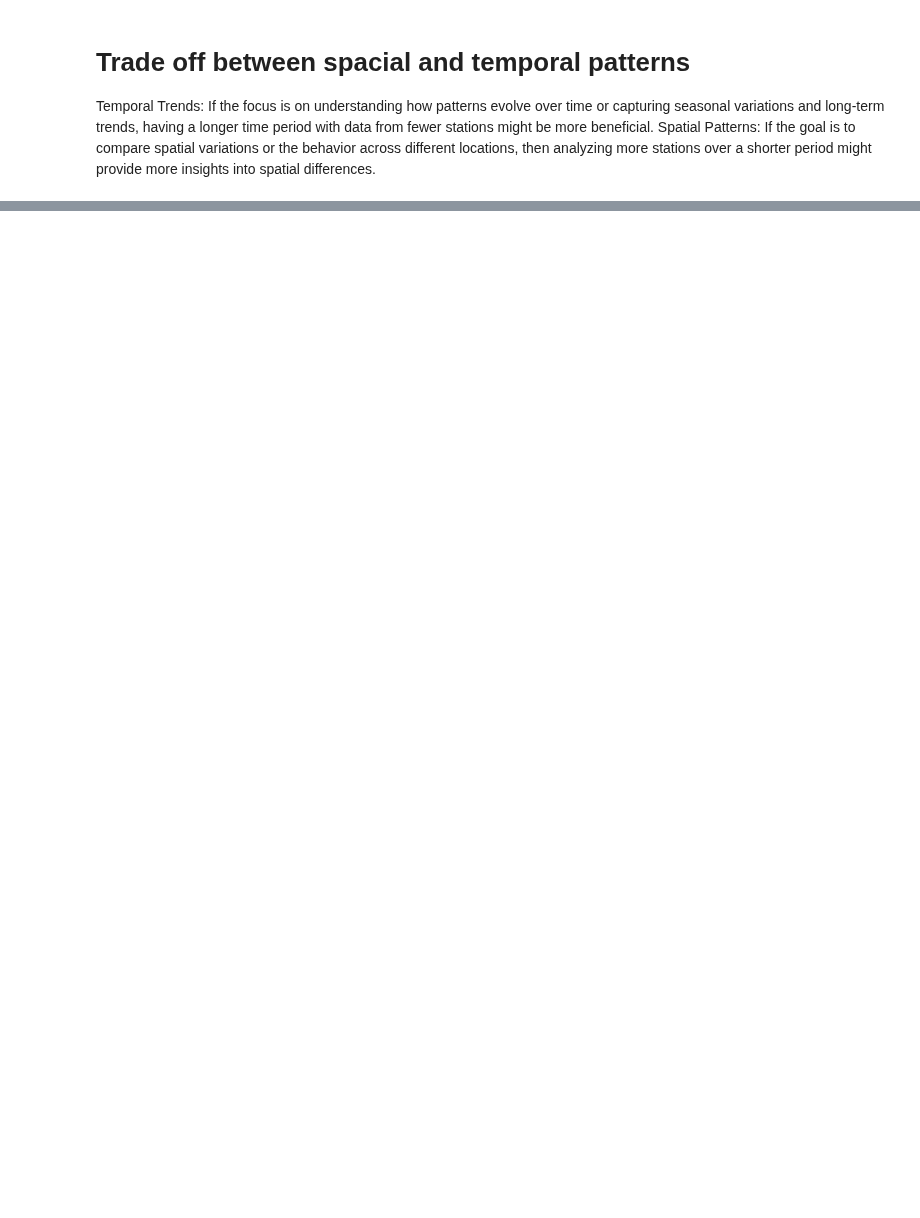
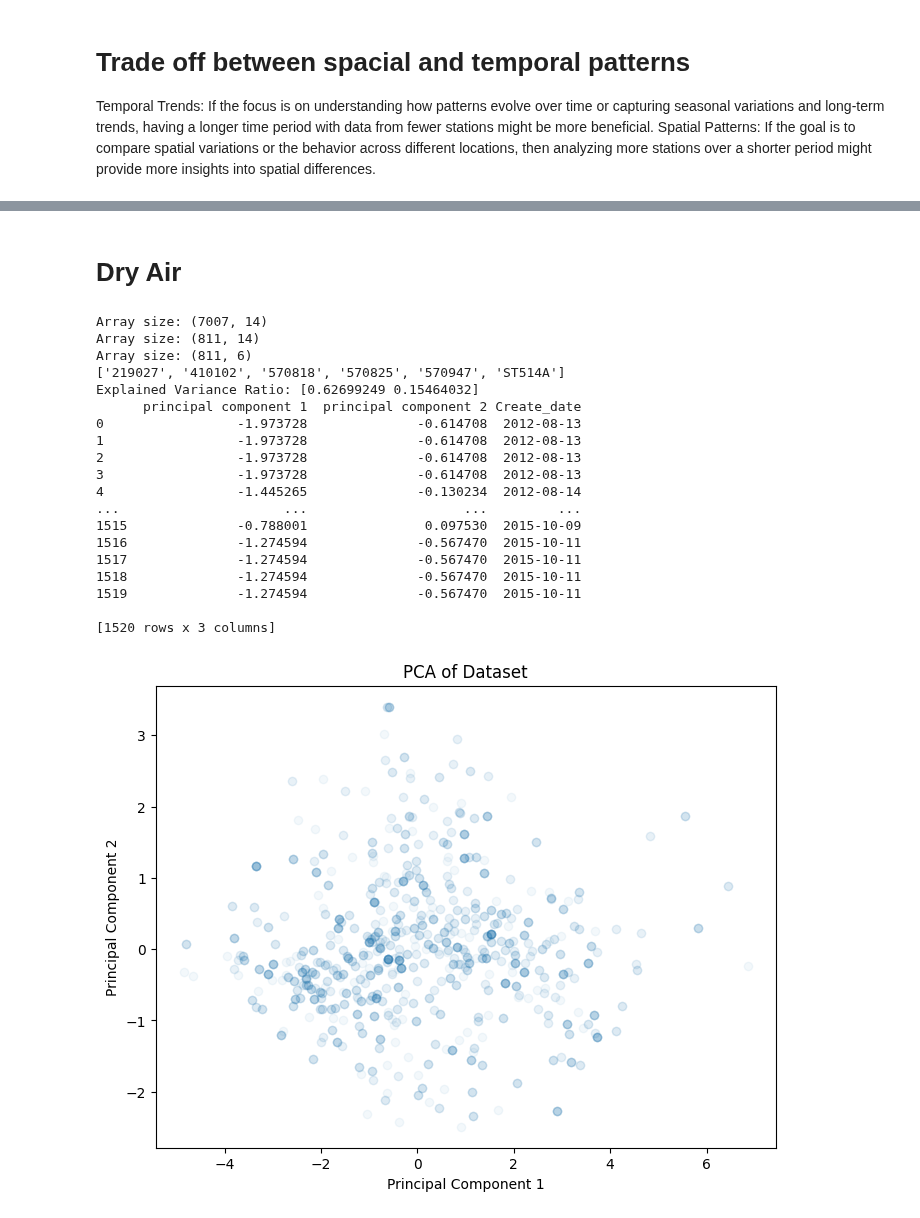
Before and after one commit to ELEN-Workshops-and-LDI/LDI-ML, a Jupyter notebook: Water_data/Exogenous_PCA_Clustering.ipynb, the cells around one changed output, grey strips where cells are left out. Saved outputs shown, nothing was run; the diff lists cells and outputs as text; code cells hidden in the pictures; blank space fills up the shorter version.

```diff
--- a/Water_data/Exogenous_PCA_Clustering.ipynb
+++ b/Water_data/Exogenous_PCA_Clustering.ipynb
@@ -228,0 +272,76 @@ Explained Variance Ratio: [0.6724312  0.14038459]
+# %% [markdown]
+# Dry Air
+# %%
+# Example usage:
+DryAir_temp_file_path = '../GET_WATER_DATA_ONLINE/DailyMeanDryAir.csv'
+combined_data = process_and_combine_data(DryAir_temp_file_path, merge_data=zone_data_1A_top_sorted, row_thresh_multiplier=0.6)
+
+from sklearn.decomposition import PCA
+from sklearn.preprocessing import StandardScaler
+
+from sklearn.impute import SimpleImputer
+
+
+# Now apply PCA
+pca = PCA(n_components=2)
+#principalComponents = pca.fit_transform(combined_data)
+
+
+
+# Standardize columns 53 to 56 excluding specified columns
+columns_to_exclude = ['Status', 'Application Creation Date', 'Approved / Refused Date', 'Recorded / Rejected Date', 'Water Share ID', 'Water System Source', 'Reliability', 'Trading Zone Source', 'Seller Water Authority', 'Seller Trading Zone Use', 'Buyer Water Authority', 'Buyer Trading Zone Use', 'Create_date', 'Create_date_ordinal', 'Cluster', 'Time', 'Time_ordinal', 'Price Per ML ($)', 'Volume Traded (ML)']
+columns_to_standardize = [col for col in combined_data.columns[1:] if col not in columns_to_exclude]
+
+
+x = StandardScaler().fit_transform(combined_data[columns_to_standardize].values)
+
+print(columns_to_standardize)
+
+# Perform PCA
+pca = PCA(n_components=2)
+principalComponents = pca.fit_transform(x)
+principalDf = pd.DataFrame(data=principalComponents, columns=['principal component 1', 'principal component 2'])
+
+# Display explained variance
+print("Explained Variance Ratio:", pca.explained_variance_ratio_)
+
+# Combine with original data
+finalDf = pd.concat([principalDf, combined_data[['Create_date']]], axis=1)
+
+# Display the results of the PCA
+print(finalDf)
+
+# Plot the results
+plt.figure(figsize=(8, 6))
+scatter = plt.scatter(finalDf['principal component 1'], finalDf['principal component 2'], alpha=0.05)
+plt.title('PCA of Dataset')
+plt.xlabel('Principal Component 1')
+plt.ylabel('Principal Component 2')
+plt.show()
+
+# Display explained variance
+print("Explained Variance Ratio:", pca.explained_variance_ratio_)
+
+# Display the top rows of the final DataFrame
+print(finalDf.head())
+# %% [output]
+Array size: (7007, 14)
+Array size: (811, 14)
+Array size: (811, 6)
+['219027', '410102', '570818', '570825', '570947', 'ST514A']
+Explained Variance Ratio: [0.62699249 0.15464032]
+      principal component 1  principal component 2 Create_date
+0                 -1.973728              -0.614708  2012-08-13
+1                 -1.973728              -0.614708  2012-08-13
+2                 -1.973728              -0.614708  2012-08-13
+3                 -1.973728              -0.614708  2012-08-13
+4                 -1.445265              -0.130234  2012-08-14
+...                     ...                    ...         ...
+1515              -0.788001               0.097530  2015-10-09
+1516              -1.274594              -0.567470  2015-10-11
+1517              -1.274594              -0.567470  2015-10-11
+1518              -1.274594              -0.567470  2015-10-11
+1519              -1.274594              -0.567470  2015-10-11
+
+[1520 rows x 3 columns]
+[figure, added]
```
Also changed, not shown: parts of 19 cells of this notebook, 11 other files.
